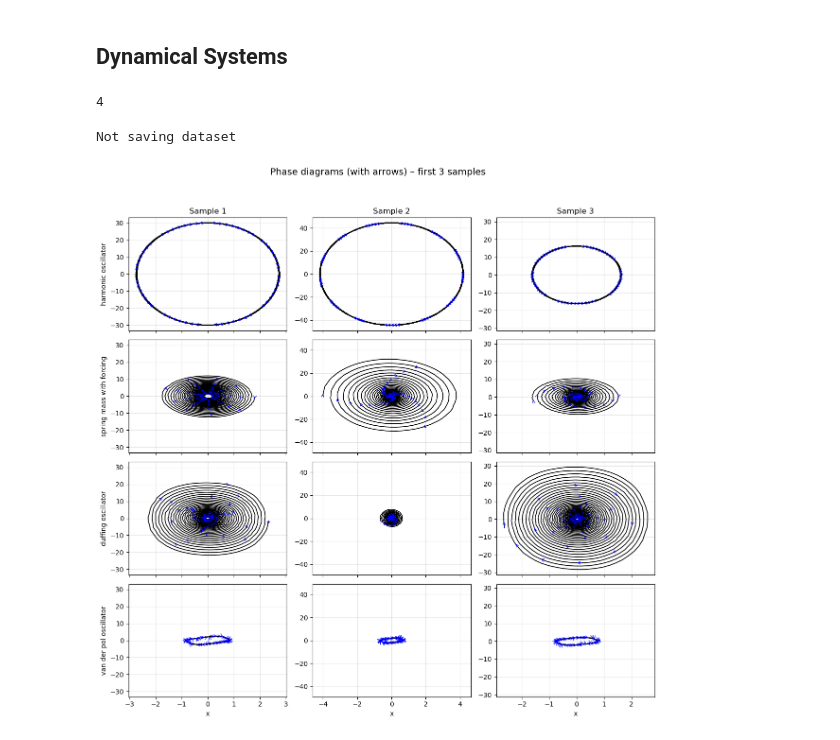
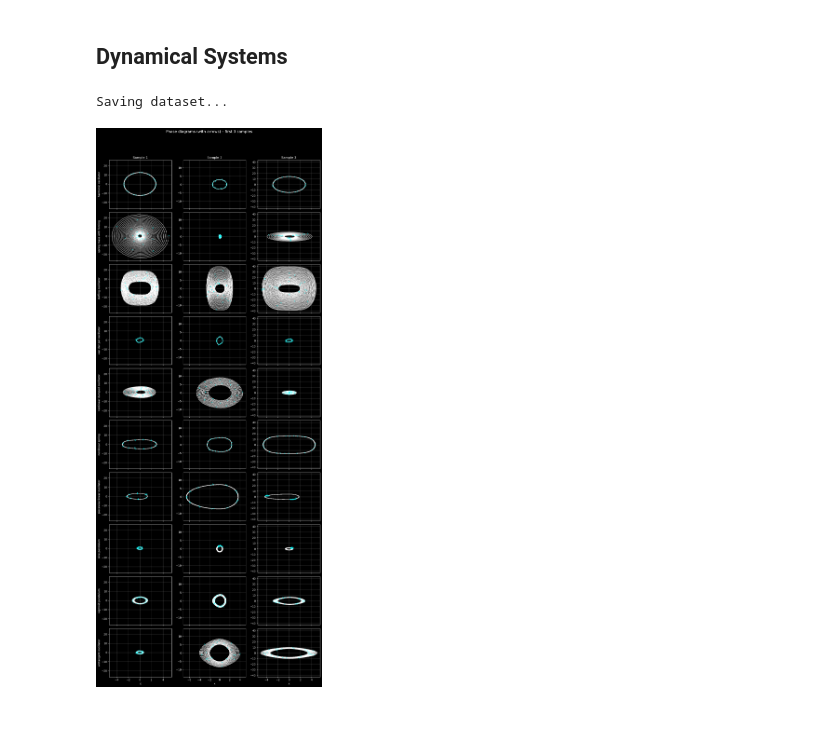
Before and after one commit to dannyp3/koopman-category-discovery, a Jupyter notebook: scripts/create_dynamical_systems.ipynb, the cells around one changed output. Cells and saved outputs as stored; diff of their text form; code cells hidden in the pictures.

Commit message:
Full dynamical systems dataset scripts and alternative feature extractor

```diff
--- a/scripts/create_dynamical_systems.ipynb
+++ b/scripts/create_dynamical_systems.ipynb
@@ -83,9 +43,14 @@ pend_d = 2
 # %%
 systems = {
-    'harmonic_oscillator' : (harmonic_oscillator, harmonic_params, harm_d),
-    # 'under_damped_harmonic_oscillator' : (damped_harmonic_oscillator, under_damped_harmonic_params, damped_harm_d),
-    'spring_mass_with_forcing' : (sm_damper_forcing, spring_mass_forcing_params, sm_damp_d),
-    'duffing_oscillator' : (duffing_oscillator, duffing_params, duffing_d),
-    'van_der_pol_oscillator' : (van_der_pol, vdp_params, van_der_pol_d),
-    # 'nonlinear_pendulum' : (nonlinear_pendulum, pendulum_params, pend_d)
-          }
+    'harmonic_oscillator' : (harmonic_oscillator, harmonic_params),
+    'spring_mass_with_forcing' : (sm_damper_forcing, spring_mass_forcing_params),
+    'duffing_oscillator' : (duffing_oscillator, duffing_params),
+    'van_der_pol_oscillator' : (van_der_pol, vdp_params),
+    'nonlinear_damped_oscillator' : (nonlinear_damped_oscillator, nonlinear_damped_params),
+    'nonlinear_spring' : (nonlinear_spring, nonlinear_spring_params),
+    'piecewise_linear_oscillator' : (piecewise_linear_oscillator, piecewise_linear_params),
+    'sine_pendulum' : (sine_pendulum, sine_pendulum_params),
+    'sigmoid_pendulum' : (sigmoid_pendulum, sigmoid_pendulum_params),
+    'arctangent_oscillator' : (arctangent_oscillator, arctangent_oscillator_params),
+    # 'time_varying_harmonic' : (time_varying_harmonic, time_varying_harmonic_params)
+}
@@ -138,22 +57,18 @@ def create_dataset(n,systems,start,end,num_series,include_noise,seed=42):
 # %%
-n = 3000
+n = 5000
 begin = 0
-end = 30
+end = 50
 num_series = 500
-include_noise = True
-seed = 42
+noise_multiplier = 0.01
+seed = header['seed']
 
-dataset = create_dataset(n,systems,begin,end,num_series,include_noise,seed=seed)
+dataset = create_one_dimensional_dataset(n,systems,begin,end,num_series,noise_multiplier,seed=seed)
-# %%
-len(systems)
-# %% [output]
-4
 # %%
 save_dataset = False
 
 if save_dataset:
     print('Saving dataset...')
-    sample_name = 'noisy_samples' if include_noise else 'samples'
+    sample_name = f'noisy_{noise_multiplier}_samples' if noise_multiplier > 0 else 'samples'
     path = Path().resolve().parents[0] / 'data' / '1-dimensional-systems' / f"dataset_{len(systems)}_class_{num_series}_{sample_name}.pkl"
 
     with open(path, 'wb') as f:
@@ -162,10 +77,10 @@ if save_dataset:
 else:
     print('Not saving dataset')
 # %% [output]
-Not saving dataset
+Saving dataset...
 # %%
 n_examples = 3                          # first N samples of each system
-skip       = 50                         # draw an arrow every `skip` points
+skip       = 200                         # draw an arrow every `skip` points
 systems_enum    = list(dataset.keys())
 rows, cols = len(systems_enum), n_examples
 fig, axes  = plt.subplots(rows, cols,
@@ -175,33 +90,33 @@ fig.suptitle(f'Phase diagrams (with arrows) – first {n_examples} samples', fon
 
 for r, sys in enumerate(systems_enum):
     records = dataset[sys][:n_examples]
 
     for c, rec in enumerate(records):
         x, v = rec['y']                        # position & velocity
         ax   = axes[r, c] if rows > 1 else axes[c]
 
         # main trajectory line
-        ax.plot(x, v, lw=1.2, color='black')
+        ax.plot(x, v, lw=1, color='white')
 
         # add arrows along the trajectory
         for j in range(0, len(x) - 1, skip):
             ax.annotate("",
                         xy=(x[j + 1], v[j + 1]),
                         xytext=(x[j], v[j]),
                         arrowprops=dict(arrowstyle="->",
-                                        color="blue",
+                                        color="cyan",
                                         lw=0.8))
 
         # labels / titles
         if c == 0:
             ax.set_ylabel(sys.replace('_', ' '), fontsize=10)
         if r == rows - 1:
             ax.set_xlabel('x')
         if r == 0:
             ax.set_title(f'Sample {c + 1}')
         ax.grid(alpha=0.3)
 
 plt.tight_layout(rect=[0, 0, 1, 0.95])
 plt.show()
 # %% [output]
-[figure, old version]
+[figure, new version]
```
Also changed, not shown: parts of 8 cells of this notebook, 9 other files.
